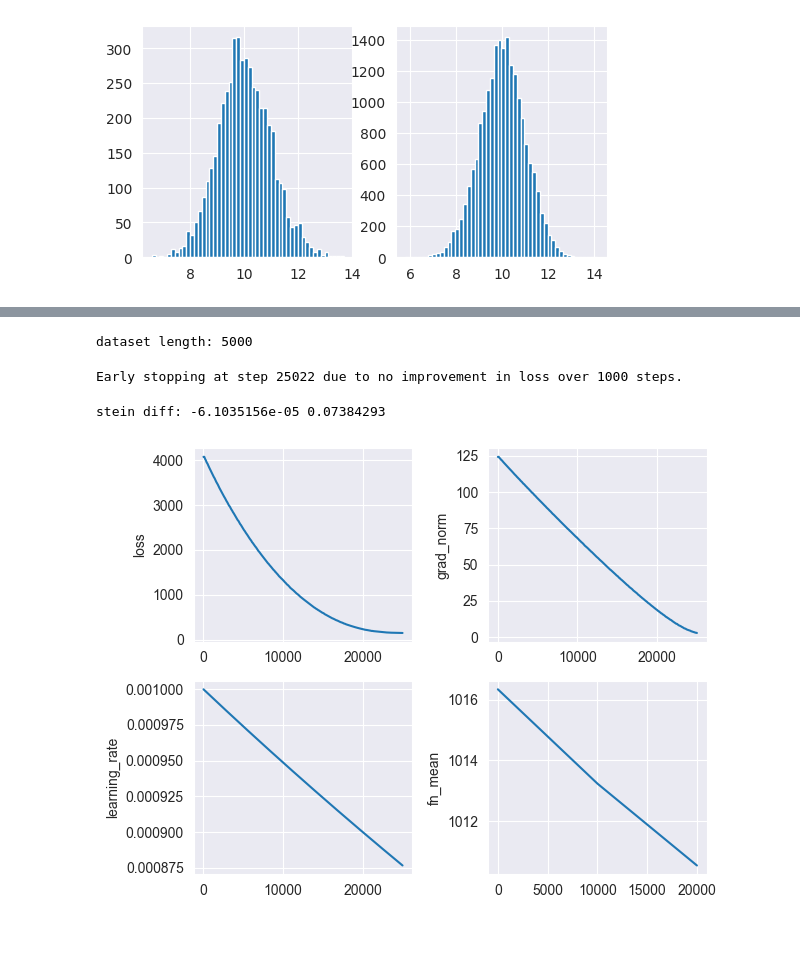
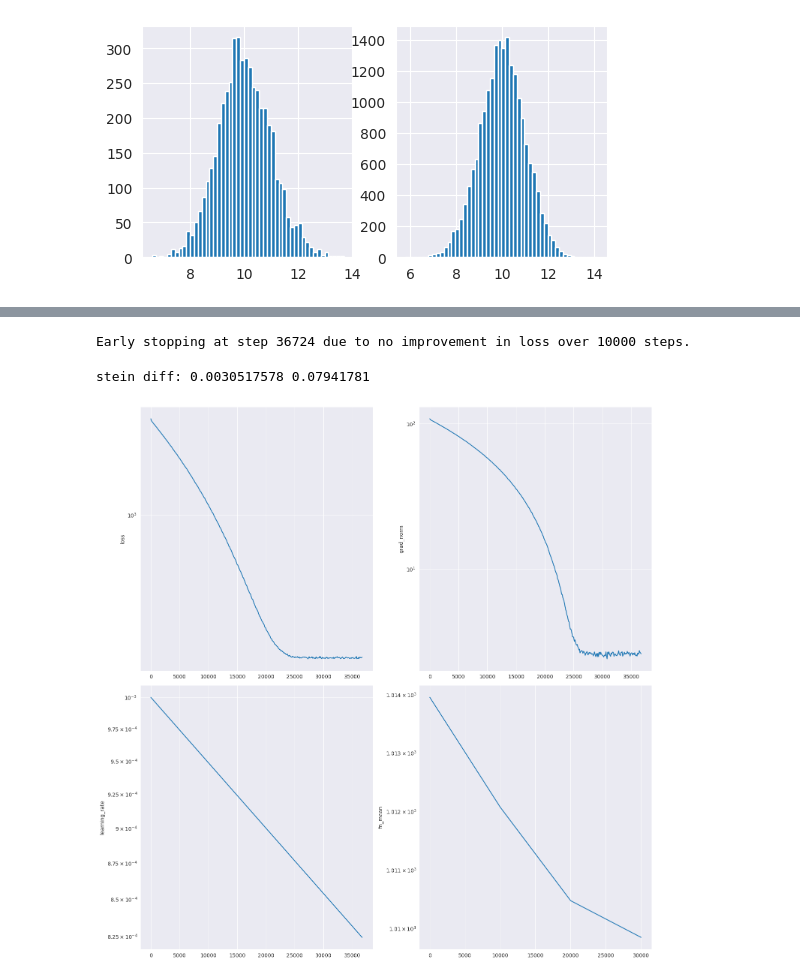
Before and after one commit to kkorolev1/mcmc-control-variates, a Jupyter notebook: diffcv.ipynb, the cells around one changed output, grey strips where cells are left out. Drawn from its saved outputs; the diff is of its cells as text; code cells hidden in the pictures; blank space fills up the shorter version.

```diff
--- a/diffcv.ipynb
+++ b/diffcv.ipynb
@@ -119,8 +120,8 @@ def train_model(
     elif loss_fn == "diff":
         loss = DiffLoss(fn=fn, grad_log_prob=grad_log_prob, noise_std=1.0)
     elif loss_fn == "var":
-        rng, key = jax.random.split(rng)
-        model = ModelWithConstant(model, (1,), key)
+        key, subkey = jax.random.split(key)
+        model = ModelWithConstant(model, (1,), subkey)
         loss = VarLoss(fn=fn, grad_log_prob=grad_log_prob)
     else:
         raise NotImplementedError(f"unknown loss function: {loss_fn}")
@@ -292,37 +295,36 @@ diffusion als: 0.024780273 0.43055677
 # %%
 logger = Logger()
 
 rng, key = jax.random.split(rng)
 model = train_model(
     key=key,
     dist_dim=DIST_DIM,
     fn=fn,
     grad_log_prob=grad_log_prob,
     train_dataloader=train_dataloader,
     eval_dataloader=eval_dataloader,
     lr=1e-3,
     loss_fn="diff",
     optim="adam",
-    n_steps=30_000,
+    n_steps=40_000,
     fn_mean=None,
-    patience=3000,
+    patience=10_000,
     logger=logger
 )
 
 plot_log_results(logger)
 
 generator = ScalarGenerator(grad_log_prob, model)
 fn_with_cv = lambda x: fn(x) + generator(x)
 
 rng, key = jax.random.split(rng)
 diffusion_estimates = Estimator(fn_with_cv, sampler)(key, n_chains=N_CHAINS, n_estimates=MCMC_N_ESTIMATES)
 
 print("stein diff:", Estimator.bias(true_pi, diffusion_estimates), Estimator.std(diffusion_estimates))
 # %% [output]
-dataset length: 5000
+Early stopping at step 36724 due to no improvement in loss over 10000 steps.
-Early stopping at step 25022 due to no improvement in loss over 1000 steps.
+stein diff: 0.0030517578 0.07941781
-stein diff: -6.1035156e-05 0.07384293
-[figure, old version]
+[figure, new version]
 # %%
 logger = Logger()
 
```
Also changed, not shown: parts of 12 cells of this notebook, 1 other file.
